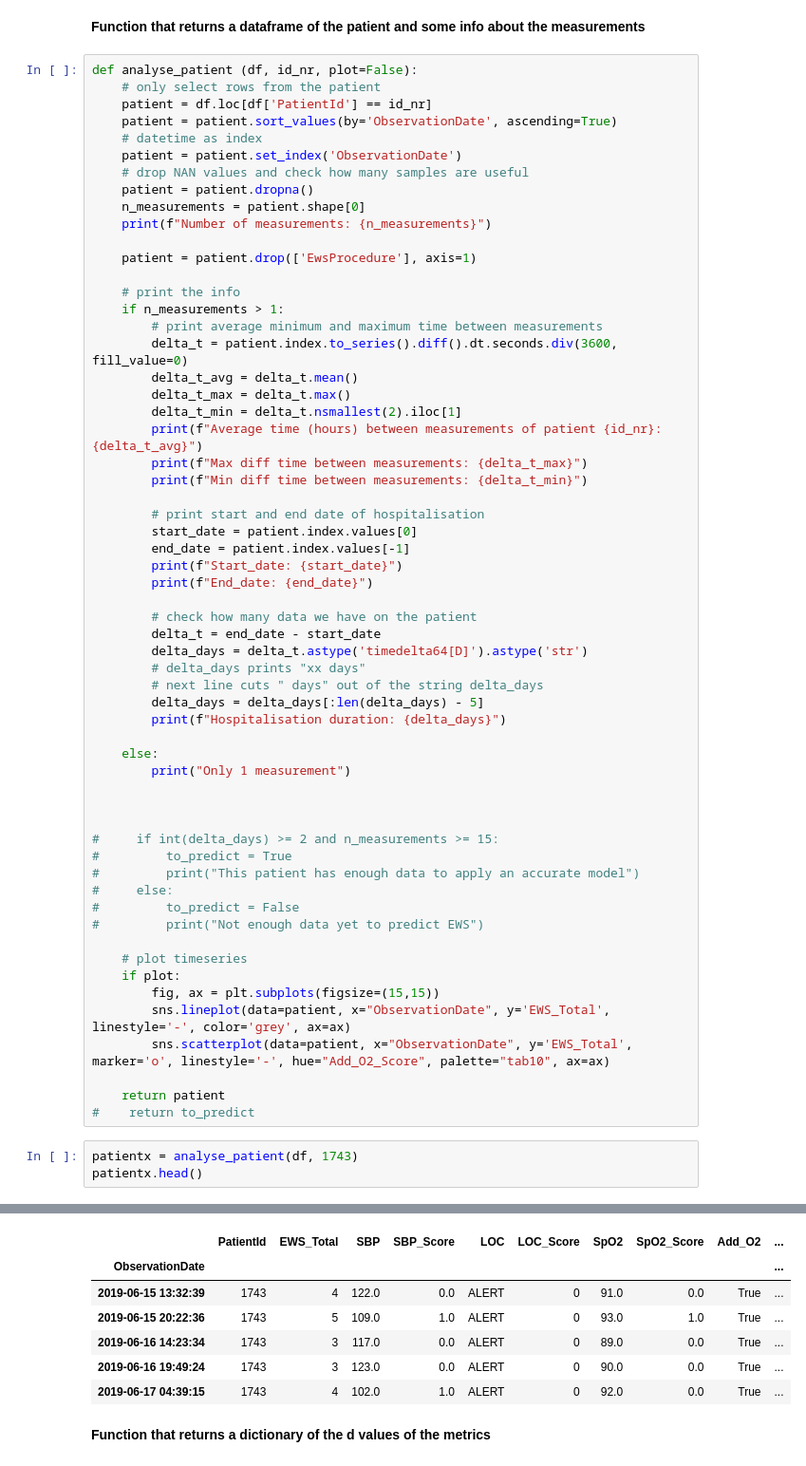
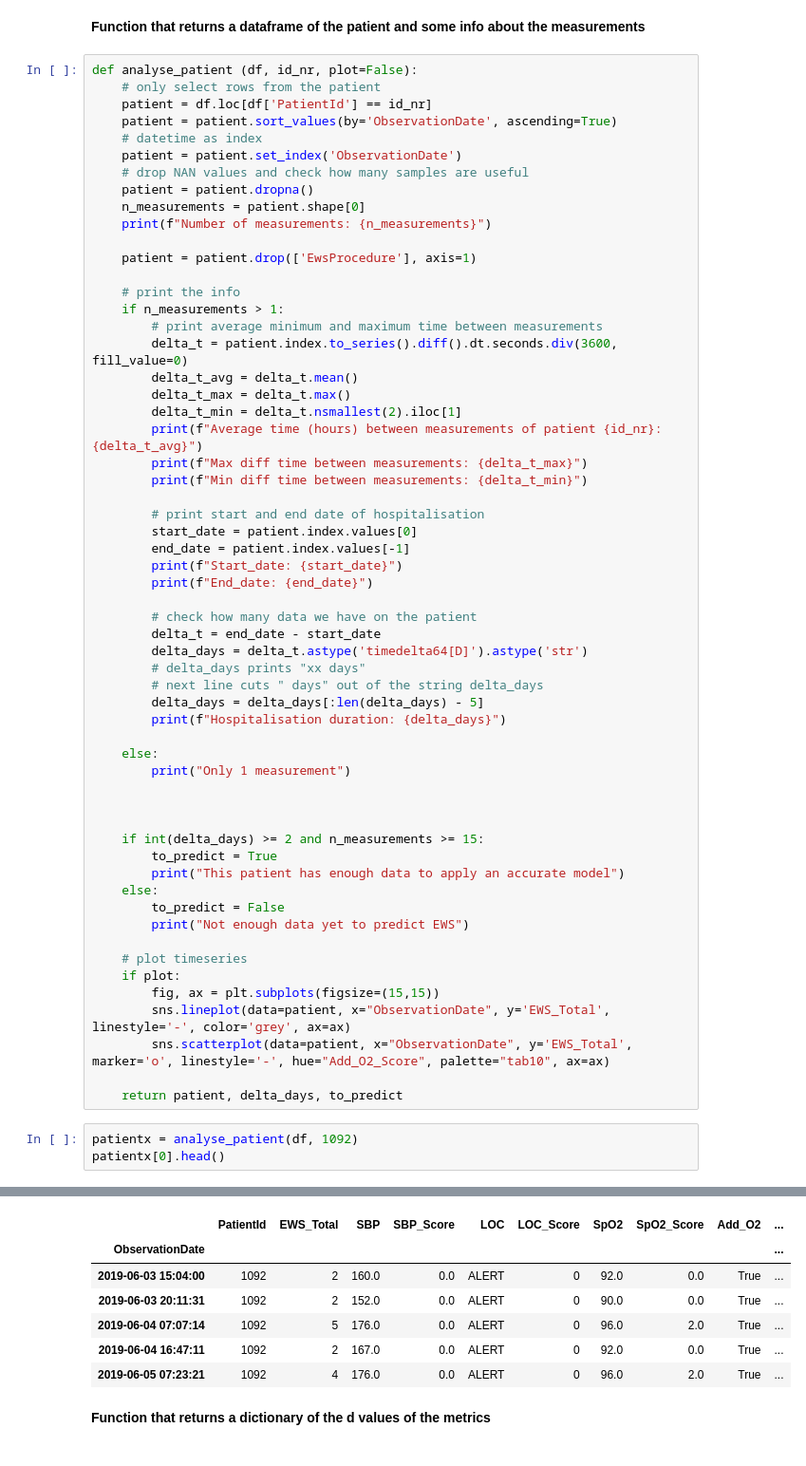
Before and after one commit to kustex/arinti_ews_usecase, a Jupyter notebook: CleanNotebookArinti.ipynb, the cells around one changed output, grey strips where cells are left out. Shown: that part at 95% size. Cells and saved outputs as stored; diff of their text form.

```diff
--- a/CleanNotebookArinti.ipynb
+++ b/CleanNotebookArinti.ipynb
@@ -62,12 +62,12 @@ def analyse_patient (df, id_nr, plot=False):
 
 
 
-#     if int(delta_days) >= 2 and n_measurements >= 15:
-#         to_predict = True
-#         print("This patient has enough data to apply an accurate model")
-#     else:
-#         to_predict = False
-#         print("Not enough data yet to predict EWS")
+    if int(delta_days) >= 2 and n_measurements >= 15:
+        to_predict = True
+        print("This patient has enough data to apply an accurate model")
+    else:
+        to_predict = False
+        print("Not enough data yet to predict EWS")
 
     # plot timeseries
     if plot:
@@ -75,9 +75,8 @@ def analyse_patient (df, id_nr, plot=False):
         sns.lineplot(data=patient, x="ObservationDate", y='EWS_Total', linestyle='-', color='grey', ax=ax)
         sns.scatterplot(data=patient, x="ObservationDate", y='EWS_Total', marker='o', linestyle='-', hue="Add_O2_Score", palette="tab10", ax=ax)
 
-    return patient
-#    return to_predict
+    return patient, delta_days, to_predict
 # %%
-patientx = analyse_patient(df, 1743)
-patientx.head()
+patientx = analyse_patient(df, 1092)
+patientx[0].head()
 # %% [output]
@@ -91,10 +91,10 @@ Hospitalisation duration: 200
 |  | PatientId | EWS_Total | SBP | SBP_Score | LOC | LOC_Score | SpO2 | SpO2_Score | Add_O2 | ... |
 | ObservationDate |  |  |  |  |  |  |  |  |  | ... |
-| 2019-06-15 13:32:39 | 1743 | 4 | 122.0 | 0.0 | ALERT | 0 | 91.0 | 0.0 | True | ... |
-| 2019-06-15 20:22:36 | 1743 | 5 | 109.0 | 1.0 | ALERT | 0 | 93.0 | 1.0 | True | ... |
-| 2019-06-16 14:23:34 | 1743 | 3 | 117.0 | 0.0 | ALERT | 0 | 89.0 | 0.0 | True | ... |
-| 2019-06-16 19:49:24 | 1743 | 3 | 123.0 | 0.0 | ALERT | 0 | 90.0 | 0.0 | True | ... |
-| 2019-06-17 04:39:15 | 1743 | 4 | 102.0 | 1.0 | ALERT | 0 | 92.0 | 0.0 | True | ... |
+| 2019-06-03 15:04:00 | 1092 | 2 | 160.0 | 0.0 | ALERT | 0 | 92.0 | 0.0 | True | ... |
+| 2019-06-03 20:11:31 | 1092 | 2 | 152.0 | 0.0 | ALERT | 0 | 90.0 | 0.0 | True | ... |
+| 2019-06-04 07:07:14 | 1092 | 5 | 176.0 | 0.0 | ALERT | 0 | 96.0 | 2.0 | True | ... |
+| 2019-06-04 16:47:11 | 1092 | 2 | 167.0 | 0.0 | ALERT | 0 | 92.0 | 0.0 | True | ... |
+| 2019-06-05 07:23:21 | 1092 | 4 | 176.0 | 0.0 | ALERT | 0 | 96.0 | 2.0 | True | ... |
 # %% [markdown]
 **Function that returns a dictionary of the d values of the metrics**
 # %%
```
Also changed, not shown: parts of 8 cells of this notebook.
